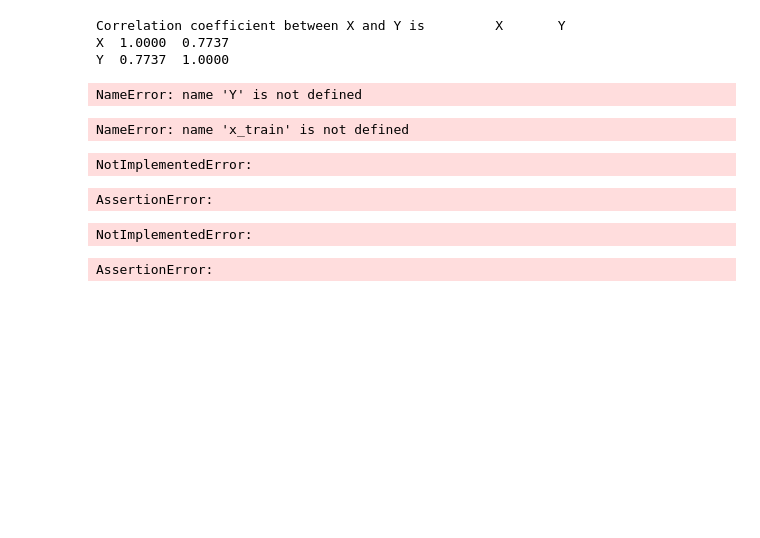
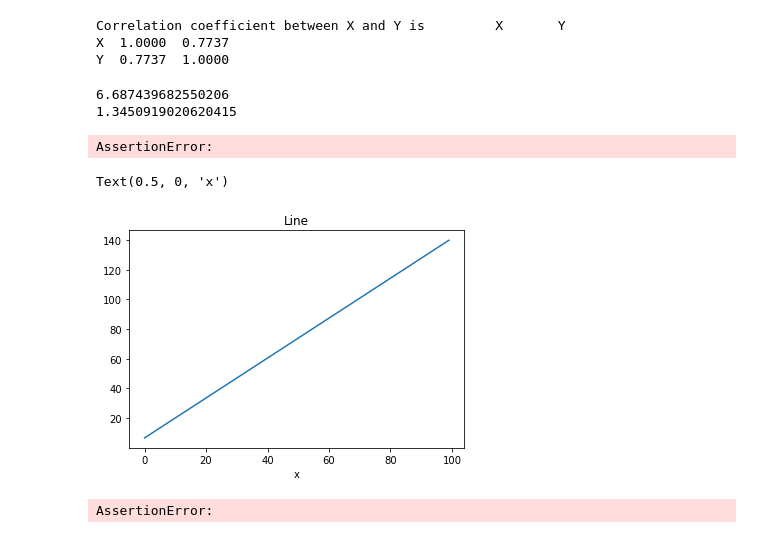
Before and after one commit to Canis-Ignem/nbgrader_submissions, a Jupyter notebook: ml2/08ml2.ipynb, the cells around one changed output. Cells and saved outputs as stored; diff of their text form; code cells hidden in the pictures; blank space fills up the shorter version.

```diff
--- a/ml2/08ml2.ipynb
+++ b/ml2/08ml2.ipynb
@@ -63,48 +66,53 @@ correlation(df)
 Correlation coefficient between X and Y is         X       Y
 X  1.0000  0.7737
 Y  0.7737  1.0000
-# %%
-# YOUR CODE HERE
-train_x, test_x, train_y, test_y = train_test_split(X,Y, random_state=1)
-
-raise NotImplementedError()
-# %% [output]
-NameError: name 'Y' is not defined
+# %%
+from sklearn.model_selection import train_test_split
+
+# YOUR CODE HERE
+x_train, x_test, y_train, y_test = train_test_split(df.X, df.Y, random_state=0, test_size=0.2)
 # %%
 assert x_train.shape == (80,)
 assert x_test.shape == (20,)
 assert y_train.shape == (80,)
 assert y_test.shape == (20,)
-# %% [output]
-NameError: name 'x_train' is not defined
 # %%
 #implement a least squares function to find a, b
-
 x_mean = 0
 y_mean = 0
 b_upper = 0
 b_lower = 0
 b = 0
 a = 0
-
-# YOUR CODE HERE
-raise NotImplementedError()
-print(b)
-print(a)
+#b = SUM ( xi - x_mean) * (yi - y_mean) / SUM (xi - x_mean)^2
+# a = y_mean - b * x_mean.
+x_mean=x_train.mean()
+y_mean=y_train.mean()
+for el in range(x_train.shape[0]):
+    b_upper += (x_train.values[el]-x_mean)*(y_train.values[el]-y_mean)
+    b_lower += (x_train.values[el]-x_mean)**2
+b=b_upper/b_lower
+a=y_mean-b*x_mean
+print (a)
+print (b)
 # %% [output]
-NotImplementedError:
+6.687439682550206
+1.3450919020620415
 # %%
 assert abs(a - 7.72) <=0.03
 assert abs(b - 1.32) <=0.03
 # %% [output]
 AssertionError:
-# %%
-line = 0
-x = np.array([])
-# YOUR CODE HERE
-raise NotImplementedError()
-# %% [output]
-NotImplementedError:
+# %%
+line = 0
+x = np.array(np.arange(0,100))
+line = a + b * x
+plt.plot(line)
+plt.title ('Line')
+plt.xlabel('x')
+# %% [output]
+Text(0.5, 0, 'x')
+[figure, added]
 # %%
 assert abs(a +3*b - 11.69) <= 0.05
 assert abs(a +100*b - 140) <= 1
```
Also changed, not shown: parts of 6 cells of this notebook.
